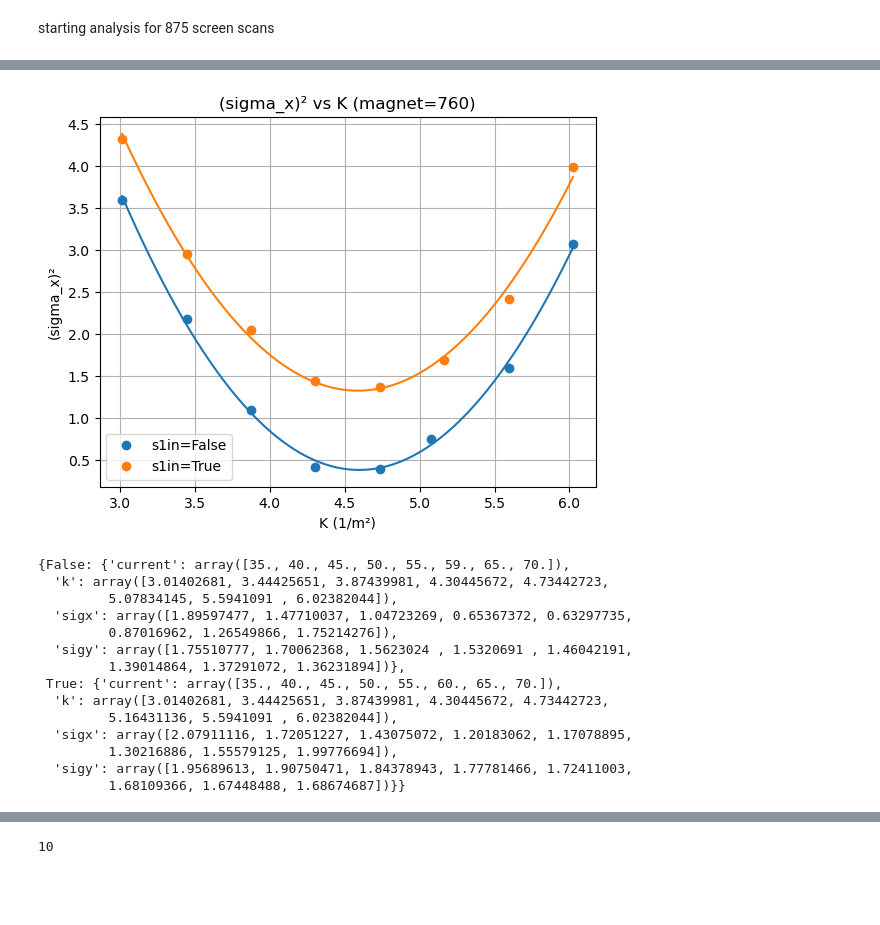
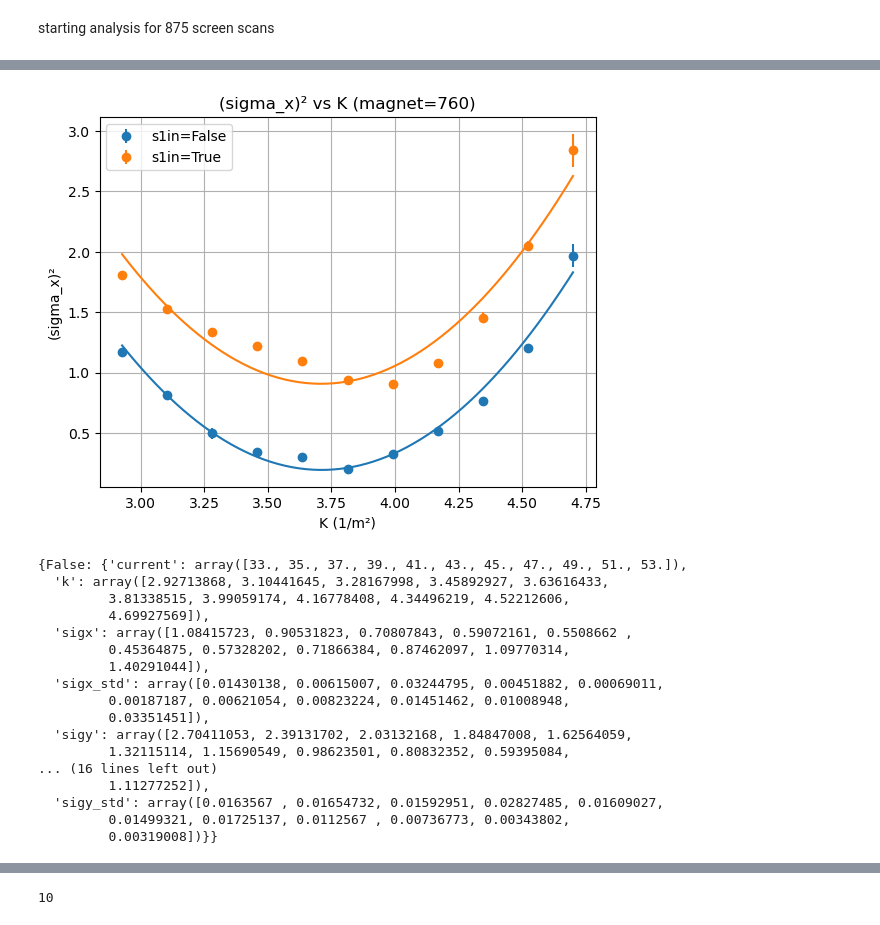
Before and after one commit to sabrinawaa/DPhil_Project, a Jupyter notebook: fake_quad_scan_CLEAR.ipynb, the cells around one changed output, grey strips where cells are left out. Drawn from its saved outputs; the diff is of its cells as text; code cells hidden in the pictures; blank space fills up the shorter version.

```diff
--- a/fake_quad_scan_CLEAR.ipynb
+++ b/fake_quad_scan_CLEAR.ipynb
@@ -169,8 +133,8 @@ for magnet, i in [(770, df_7670), (765, df_765)]:
 # %% [markdown]
 starting analysis for 875 screen scans
 # %%
-csv_path = "/Users/sabrinawang/Desktop/DPhil_Project/CLEAR_experiments/May2026/quad_scan875_large_new.csv"
-energy = 199.2#MeV
+csv_path = "/Users/sabrinawang/Desktop/DPhil_Project/CLEAR_experiments/Aug2026/quad_scan875_large_new.csv"
+energy = 193.4#MeV
 df_875 = pd.read_csv(csv_path)
 df_875
 # %% [output]
@@ -204,55 +168,63 @@ for s1in_value, group in df_875.loc[mask].groupby("s1in"):
     group = group.sort_values("current")
     current7670 = group["current"].to_numpy()
     k = get_Quad_K_from_I(current7670, 0.226, energy)
-    sigx2 = group["sigma_x"].to_numpy() ** 2
+    sigx = group["sigma_x"].to_numpy()
+    sigx_std = group["sigma_x_std"].to_numpy()
+    sigx2 = sigx ** 2
+    sigx2_err = 2 * sigx * sigx_std
 
     results[s1in_value] = {
         "current": current7670,
         "k": k,
-        "sigx": group["sigma_x"].to_numpy(),
+        "sigx": sigx,
+        "sigx_std": sigx_std,
         "sigy": group["sigma_y"].to_numpy(),
+        "sigy_std": group["sigma_y_std"].to_numpy(),
     }
 
-    line, = plt.plot(k, sigx2, marker="o", linestyle="none", label=f"s1in={s1in_value}")
+    line = plt.errorbar(k, sigx2, yerr=sigx2_err, marker="o", linestyle="none", label=f"s1in={s1in_value}")
 
     coeffs = np.polyfit(k, sigx2, 2)
     x_fit = np.linspace(k.min(), k.max(), 200)
-    plt.plot(x_fit, np.polyval(coeffs, x_fit), color=line.get_color())
+    plt.plot(x_fit, np.polyval(coeffs, x_fit), color=line[0].get_color())
 
 plt.xlabel("K (1/m²)")
 plt.ylabel("(sigma_x)²")
 plt.title(f"(sigma_x)² vs K (magnet={magnet})")
 plt.legend()
 plt.grid(True)
 plt.show()
 
 
 current7670_s1_out = results[False]["current"]
 k7670_s1_out = get_Quad_K_from_I(current7670_s1_out, 0.226, energy)
 sigx7670_s1_out = results[False]["sigx"]
 sigy7670_s1_out = results[False]["sigy"]
 
 current7670_s1_in = results[True]["current"]
 k7670_s1_in = get_Quad_K_from_I(current7670_s1_in, 0.226, energy)
 sigx7670_s1_in = results[True]["sigx"]
 sigy7670_s1_in = results[True]["sigy"]
 results
 # %% [output]
-[figure, old version]
+[figure, new version]
-{False: {'current': array([35., 40., 45., 50., 55., 59., 65., 70.]),
-  'k': array([3.01402681, 3.44425651, 3.87439981, 4.30445672, 4.73442723,
-         5.07834145, 5.5941091 , 6.02382044]),
-  'sigx': array([1.89597477, 1.47710037, 1.04723269, 0.65367372, 0.63297735,
-         0.87016962, 1.26549866, 1.75214276]),
-  'sigy': array([1.75510777, 1.70062368, 1.5623024 , 1.5320691 , 1.46042191,
-         1.39014864, 1.37291072, 1.36231894])},
- True: {'current': array([35., 40., 45., 50., 55., 60., 65., 70.]),
-  'k': array([3.01402681, 3.44425651, 3.87439981, 4.30445672, 4.73442723,
-         5.16431136, 5.5941091 , 6.02382044]),
-  'sigx': array([2.07911116, 1.72051227, 1.43075072, 1.20183062, 1.17078895,
-         1.30216886, 1.55579125, 1.99776694]),
-  'sigy': array([1.95689613, 1.90750471, 1.84378943, 1.77781466, 1.72411003,
-         1.68109366, 1.67448488, 1.68674687])}}
+{False: {'current': array([33., 35., 37., 39., 41., 43., 45., 47., 49., 51., 53.]),
+  'k': array([2.92713868, 3.10441645, 3.28167998, 3.45892927, 3.63616433,
+         3.81338515, 3.99059174, 4.16778408, 4.34496219, 4.52212606,
+         4.69927569]),
+  'sigx': array([1.08415723, 0.90531823, 0.70807843, 0.59072161, 0.5508662 ,
+         0.45364875, 0.57328202, 0.71866384, 0.87462097, 1.09770314,
+         1.40291044]),
+  'sigx_std': array([0.01430138, 0.00615007, 0.03244795, 0.00451882, 0.00069011,
+         0.00187187, 0.00621054, 0.00823224, 0.01451462, 0.01008948,
+         0.03351451]),
+  'sigy': array([2.70411053, 2.39131702, 2.03132168, 1.84847008, 1.62564059,
+         1.32115114, 1.15690549, 0.98623501, 0.80832352, 0.59395084,
+... (16 lines left out)
+         1.11277252]),
+  'sigy_std': array([0.0163567 , 0.01654732, 0.01592951, 0.02827485, 0.01609027,
+         0.01499321, 0.01725137, 0.0112567 , 0.00736773, 0.00343802,
+         0.00319008])}}
 # %%
 plt.figure()
 
```
Also changed, not shown: parts of 15 cells of this notebook, 16 other files.
